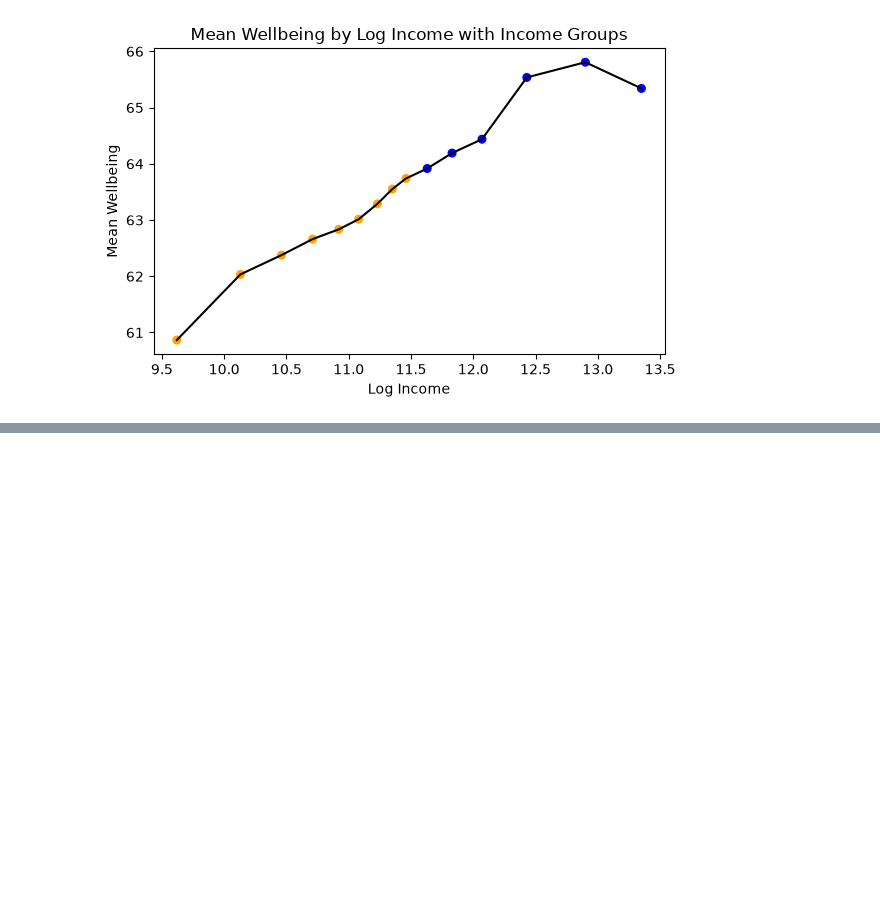
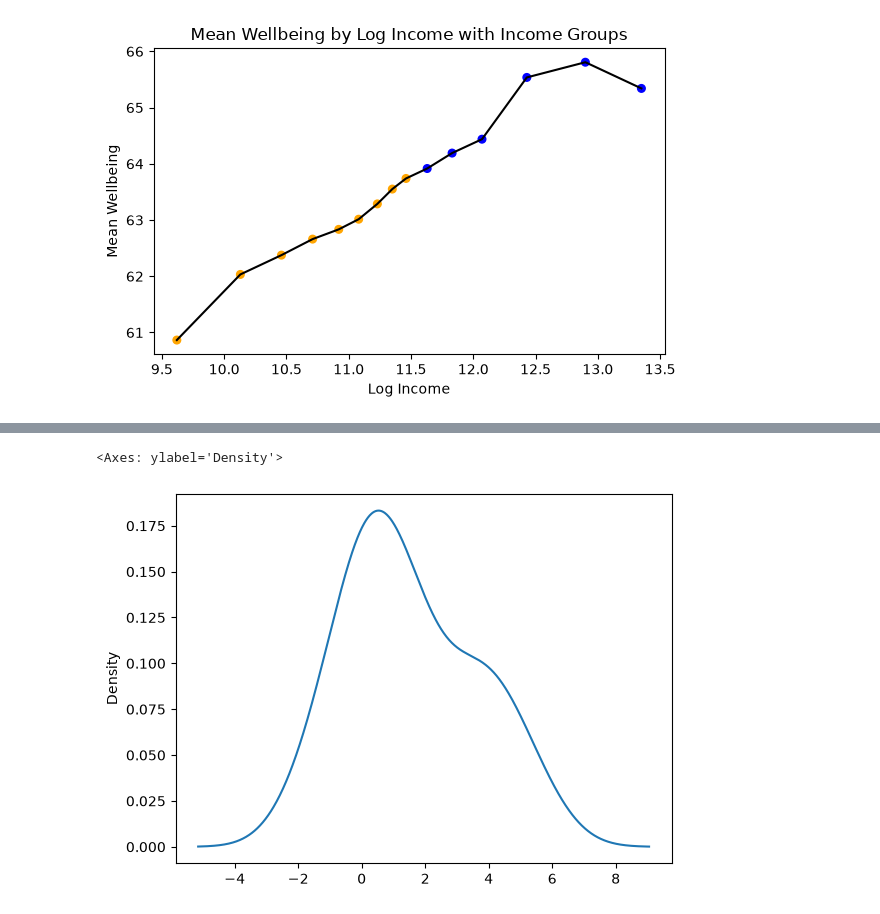
Before and after one commit to Psyc3000A/Fall-Winter2026, a Jupyter notebook: notebooks_AndrewVT (1).ipynb, the cells around one changed output, grey strips where cells are left out. Cells and saved outputs as stored; diff of their text form; code cells hidden in the pictures; blank space fills up the shorter version.

```diff
--- a/notebooks_AndrewVT (1).ipynb
+++ b/notebooks_AndrewVT (1).ipynb
@@ -71,0 +66,5 @@ plt.show()
+# %%
+datafile["extra"].plot(kind="density")
+# %% [output]
+<Axes: ylabel='Density'>
+[figure, added]
```
Also changed, not shown: parts of 4 cells of this notebook.
